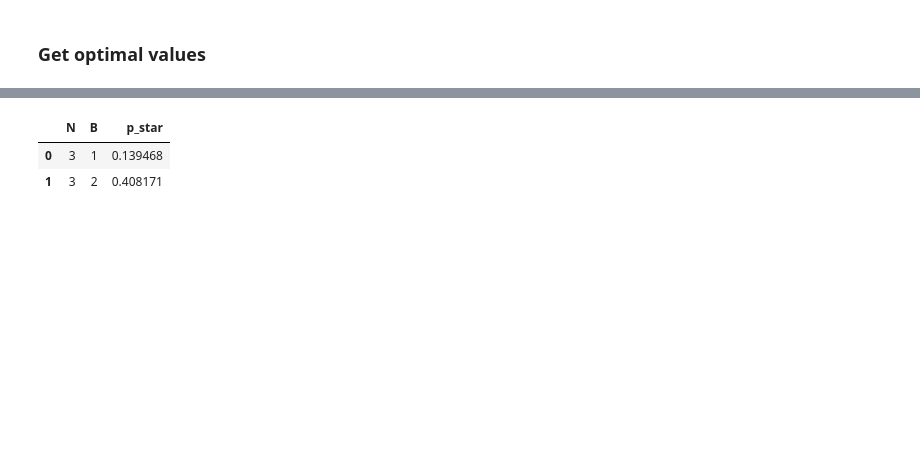
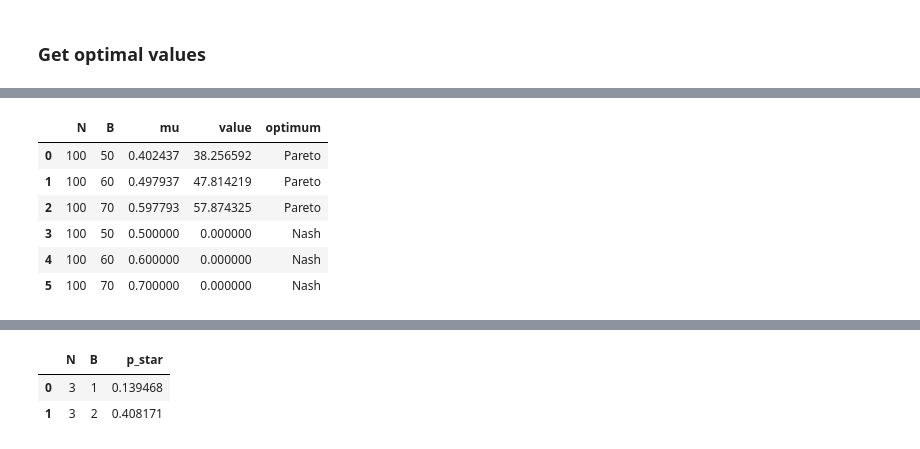
Before and after one commit to EAndrade-Lotero/Cognitive_Models_El_Farol_Bar_Problem, a Jupyter notebook: Figures for article/Figure2.ipynb, the cells around one changed output, grey strips where cells are left out. Drawn from its saved outputs; the diff is of its cells as text; code cells hidden in the pictures; blank space fills up the shorter version.

```diff
--- a/Figures for article/Figure2.ipynb
+++ b/Figures for article/Figure2.ipynb
@@ -92,0 +81,18 @@ df
+# %%
+df1 = pd.DataFrame({
+	'N': [N for N, _ in values],
+	'B': [B for _, B in values],
+	'value':[0] * len(values),
+})
+df1['mu'] = df1.apply(lambda row: row['B'] / row['N'], axis=1)
+df1['optimum'] = 'Nash'
+df = pd.concat([df, df1], ignore_index=True)
+df
+# %% [output]
+|  | N | B | mu | value | optimum |
+| 0 | 100 | 50 | 0.402437 | 38.256592 | Pareto |
+| 1 | 100 | 60 | 0.497937 | 47.814219 | Pareto |
+| 2 | 100 | 70 | 0.597793 | 57.874325 | Pareto |
+| 3 | 100 | 50 | 0.500000 | 0.000000 | Nash |
+| 4 | 100 | 60 | 0.600000 | 0.000000 | Nash |
+| 5 | 100 | 70 | 0.700000 | 0.000000 | Nash |
```
Also changed, not shown: parts of 6 cells of this notebook, 1 other file.
